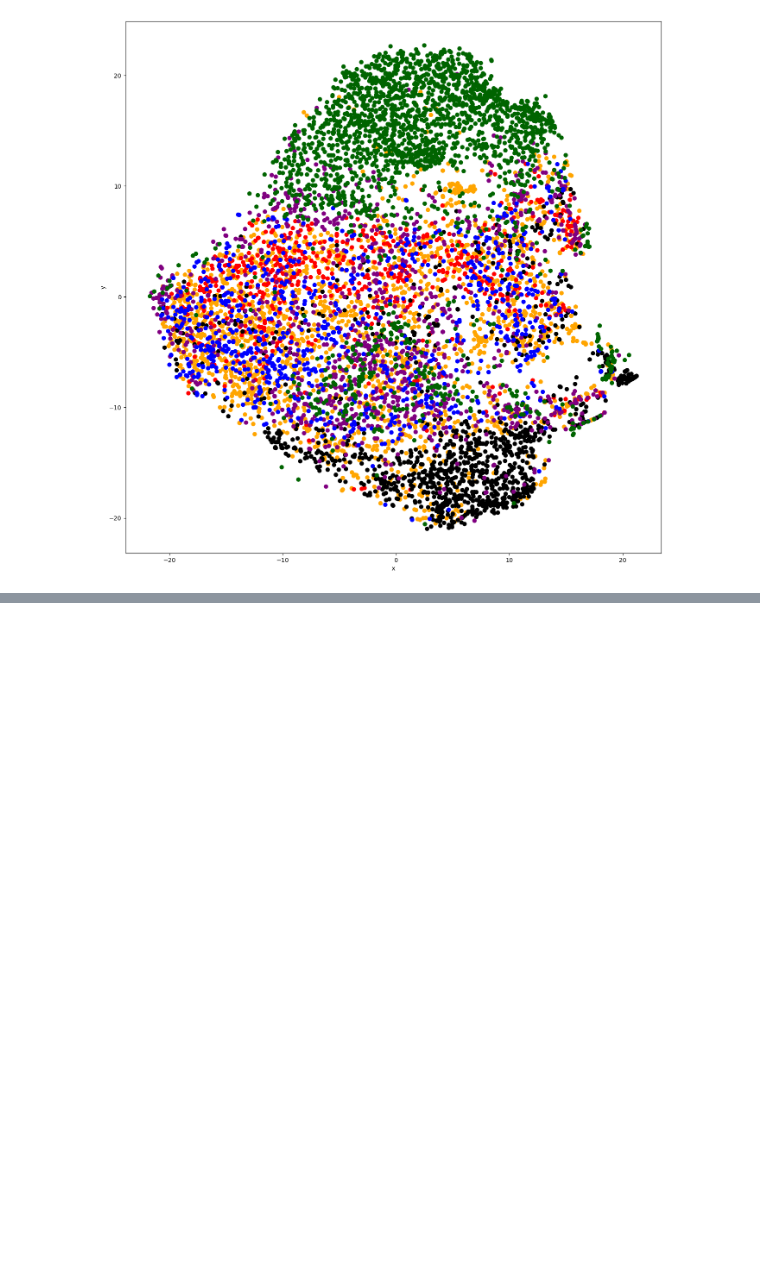
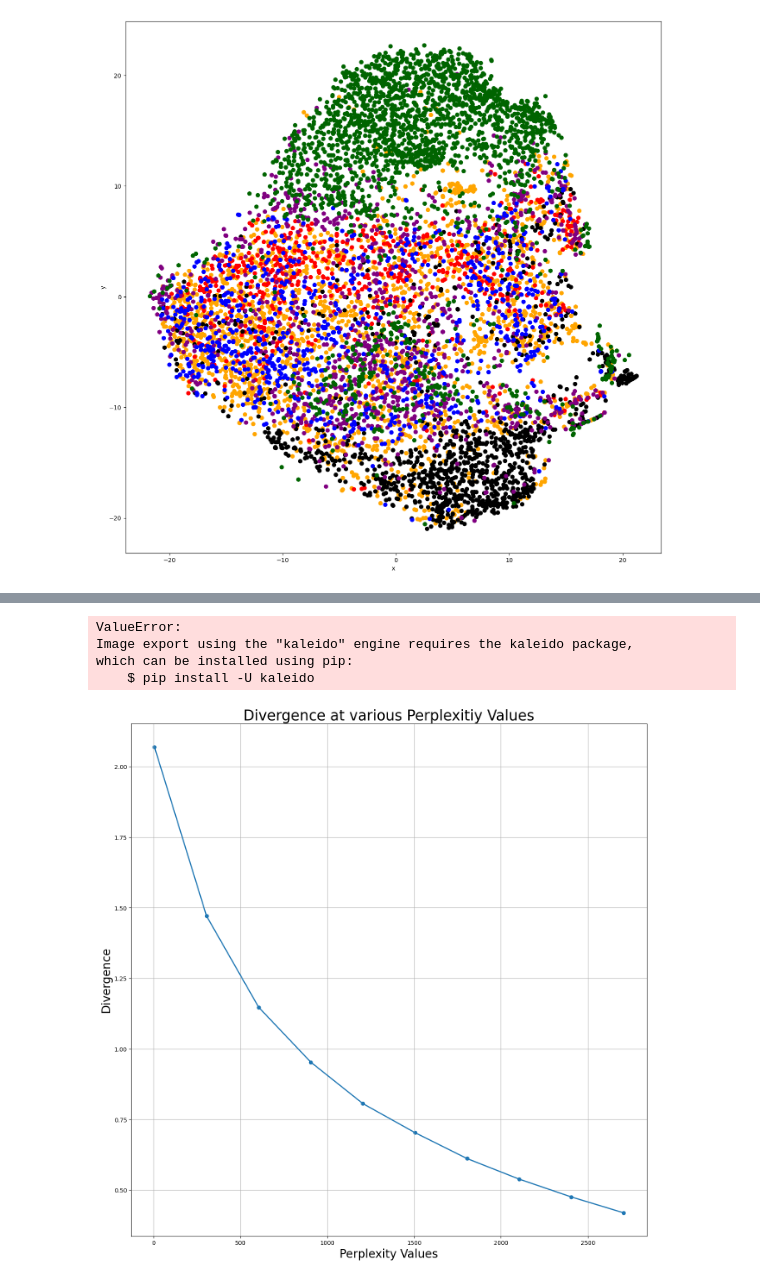
Before and after one commit to PaulKnopf/NLP-Clustering-News-Outlets, a Jupyter notebook: src/visualize_distance_matrix.ipynb, the cells around one changed output, grey strips where cells are left out. Drawn from its saved outputs; the diff is of its cells as text; code cells hidden in the pictures; blank space fills up the shorter version.

Commit message:
upload plots, update visaulize

```diff
--- a/src/visualize_distance_matrix.ipynb
+++ b/src/visualize_distance_matrix.ipynb
@@ -87,3 +91,11 @@ df.plot.scatter(x='x', y='y', s=40, c=colors, figsize=(16,16))
 # %% [output]
 <Axes: xlabel='x', ylabel='y'>
 [figure]
+# %%
+perplexity = np.arange(5, 4005, 200)
+divergence = []
+
+for i in perplexity:
+    model = TSNE(n_components=2, init="pca", perplexity=i)
+    reduced = model.fit_transform(distance_matrix)
+    divergence.append(model.kl_divergence_)
@@ -89,0 +109,20 @@ df.plot.scatter(x='x', y='y', s=40, c=colors, figsize=(16,16))
+# %%
+# save plot
+fig.write_image('../doc/divergence_perplexity_1.png', width=1920, height=1080, engine='kaleido')
+# %% [output]
+ValueError:
+Image export using the "kaleido" engine requires the kaleido package,
+which can be installed using pip:
+    $ pip install -U kaleido
+# %%
+# plot
+fig, ax = plt.subplots(figsize=(16,16))
+ax.plot(perplexity, divergence, linewidth=2.0)
+ax.scatter(perplexity, divergence)
+ax.grid()
+plt.xlabel('Perplexity Values', fontsize=20)
+plt.ylabel('Divergence', fontsize=20)
+plt.title('Divergence at various Perplexitiy Values', fontsize=25)
+plt.show()
+# %% [output]
+[figure, added]
```
Also changed, not shown: parts of 4 cells of this notebook, 7 other files.
